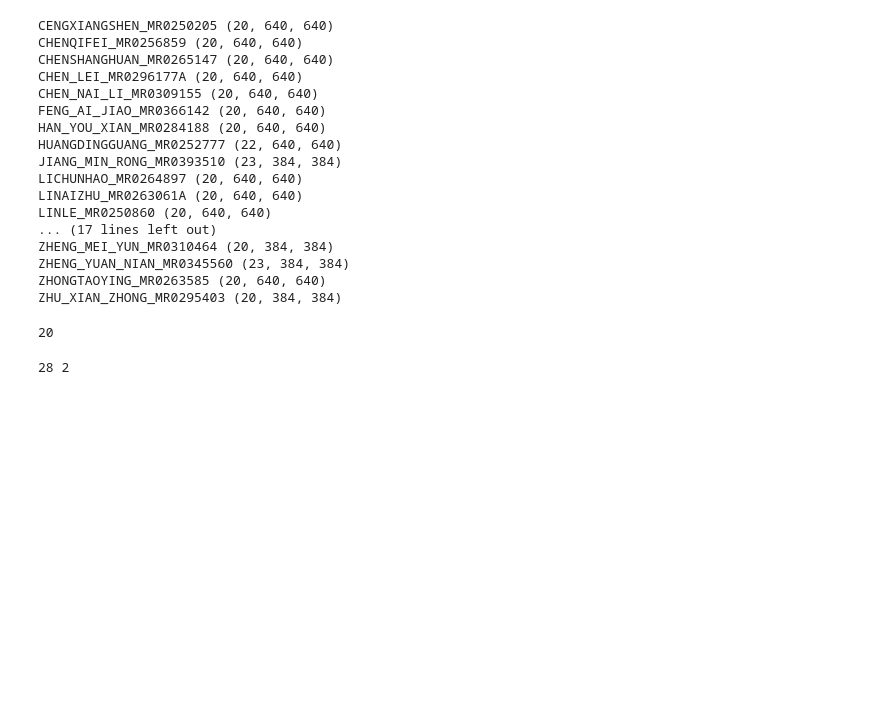
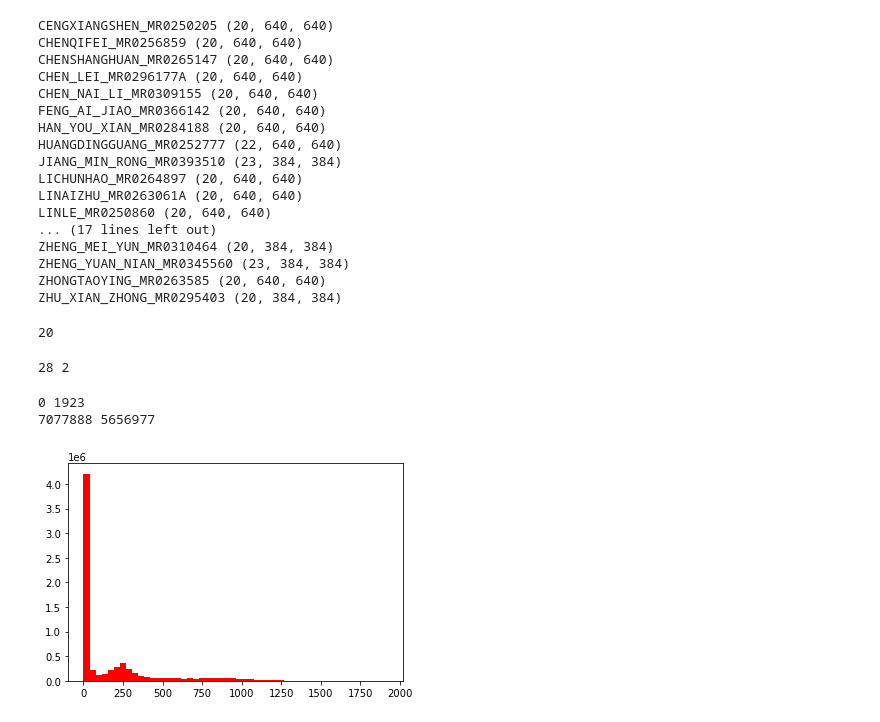
Before and after one commit to shenchuxiaofugui/local, a Jupyter notebook: peizhun.ipynb, the cells around one changed output. Cells and saved outputs as stored; diff of their text form; code cells hidden in the pictures; blank space fills up the shorter version.

```diff
--- a/peizhun.ipynb
+++ b/peizhun.ipynb
@@ -150,3 +151,11 @@ for file in dirs:
 print(ceng_max,ceng_min)
 # %% [output]
 28 2
+# %%
+import SimpleITK as sitk
+from skimage import exposure
+import itkwidgets
+import numpy as np
+import matplotlib.pyplot as plt
+img=sitk.ReadImage(r'\\mega\syli\dataset\Primary and metastatic\Primary\102731520\T1.nii')
+ori_arr=sitk.GetArrayFromImage(img)
@@ -152,0 +166,13 @@ print(ceng_max,ceng_min)
+# %%
+#原图的直方图
+print(ori_arr.min(), ori_arr.max())
+print(len(ori_arr.flatten()), np.count_nonzero(ori_arr))
+plt.figure("hist")
+arr=ori_arr.flatten()
+#arr = np.argwhere(arr)
+n, bins, patches = plt.hist(arr, bins=50, edgecolor='None',facecolor='red')
+plt.show()
+# %% [output]
+0 1923
+7077888 5656977
+[figure, added]
```
Also changed, not shown: parts of 12 cells of this notebook, 39 other files.
